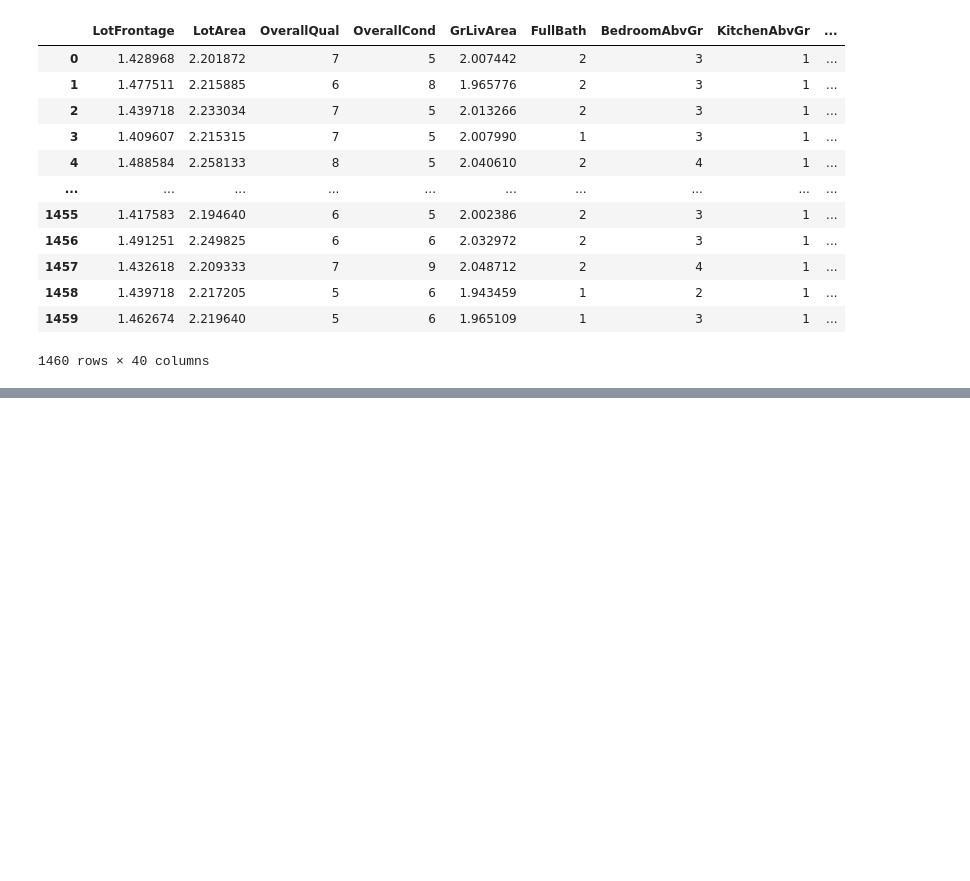
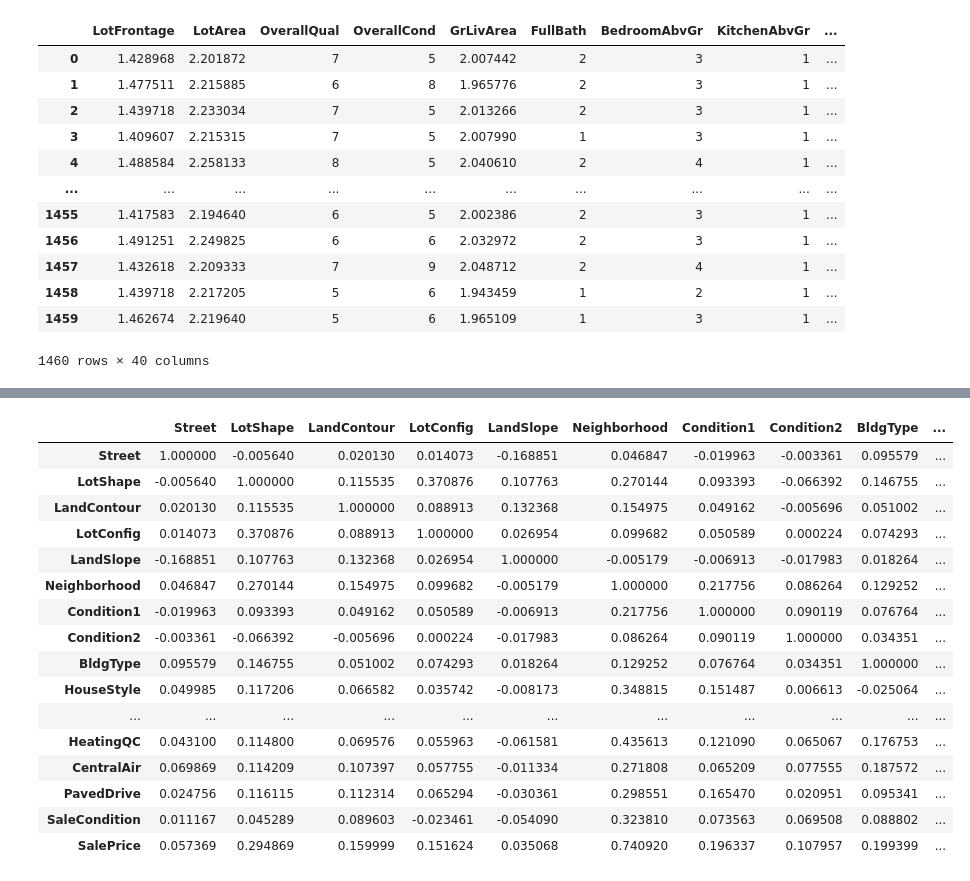
Before and after one commit to Retburstjk/Kaggle-HousePricing, a Jupyter notebook: EDA.ipynb, the cells around one changed output, grey strips where cells are left out. Cells and saved outputs as stored; diff of their text form; code cells hidden in the pictures; blank space fills up the shorter version.

```diff
--- a/EDA.ipynb
+++ b/EDA.ipynb
@@ -685,0 +691,23 @@ merged_df_train[categorical_cols] = encoder.fit_transform(merged_df_train[catego
+# %%
+merged_df_train[['Street', 'LotShape', 'LandContour', 'LotConfig', 'LandSlope',
+       'Neighborhood', 'Condition1', 'Condition2', 'BldgType', 'HouseStyle',
+       'RoofStyle', 'RoofMatl', 'ExterQual', 'ExterCond', 'Foundation',
+       'Heating', 'HeatingQC', 'CentralAir', 'PavedDrive', 'SaleCondition', 'SalePrice']].corr()
+# %% [output]
+|  | Street | LotShape | LandContour | LotConfig | LandSlope | Neighborhood | Condition1 | Condition2 | BldgType | ... |
+| Street | 1.000000 | -0.005640 | 0.020130 | 0.014073 | -0.168851 | 0.046847 | -0.019963 | -0.003361 | 0.095579 | ... |
+| LotShape | -0.005640 | 1.000000 | 0.115535 | 0.370876 | 0.107763 | 0.270144 | 0.093393 | -0.066392 | 0.146755 | ... |
+| LandContour | 0.020130 | 0.115535 | 1.000000 | 0.088913 | 0.132368 | 0.154975 | 0.049162 | -0.005696 | 0.051002 | ... |
+| LotConfig | 0.014073 | 0.370876 | 0.088913 | 1.000000 | 0.026954 | 0.099682 | 0.050589 | 0.000224 | 0.074293 | ... |
+| LandSlope | -0.168851 | 0.107763 | 0.132368 | 0.026954 | 1.000000 | -0.005179 | -0.006913 | -0.017983 | 0.018264 | ... |
+| Neighborhood | 0.046847 | 0.270144 | 0.154975 | 0.099682 | -0.005179 | 1.000000 | 0.217756 | 0.086264 | 0.129252 | ... |
+| Condition1 | -0.019963 | 0.093393 | 0.049162 | 0.050589 | -0.006913 | 0.217756 | 1.000000 | 0.090119 | 0.076764 | ... |
+| Condition2 | -0.003361 | -0.066392 | -0.005696 | 0.000224 | -0.017983 | 0.086264 | 0.090119 | 1.000000 | 0.034351 | ... |
+| BldgType | 0.095579 | 0.146755 | 0.051002 | 0.074293 | 0.018264 | 0.129252 | 0.076764 | 0.034351 | 1.000000 | ... |
+| HouseStyle | 0.049985 | 0.117206 | 0.066582 | 0.035742 | -0.008173 | 0.348815 | 0.151487 | 0.006613 | -0.025064 | ... |
+| ... | ... | ... | ... | ... | ... | ... | ... | ... | ... | ... |
+| HeatingQC | 0.043100 | 0.114800 | 0.069576 | 0.055963 | -0.061581 | 0.435613 | 0.121090 | 0.065067 | 0.176753 | ... |
+| CentralAir | 0.069869 | 0.114209 | 0.107397 | 0.057755 | -0.011334 | 0.271808 | 0.065209 | 0.077555 | 0.187572 | ... |
+| PavedDrive | 0.024756 | 0.116115 | 0.112314 | 0.065294 | -0.030361 | 0.298551 | 0.165470 | 0.020951 | 0.095341 | ... |
+| SaleCondition | 0.011167 | 0.045289 | 0.089603 | -0.023461 | -0.054090 | 0.323810 | 0.073563 | 0.069508 | 0.088802 | ... |
+| SalePrice | 0.057369 | 0.294869 | 0.159999 | 0.151624 | 0.035068 | 0.740920 | 0.196337 | 0.107957 | 0.199399 | ... |
```
Also changed, not shown: parts of 1 cell of this notebook, 1 other file.
